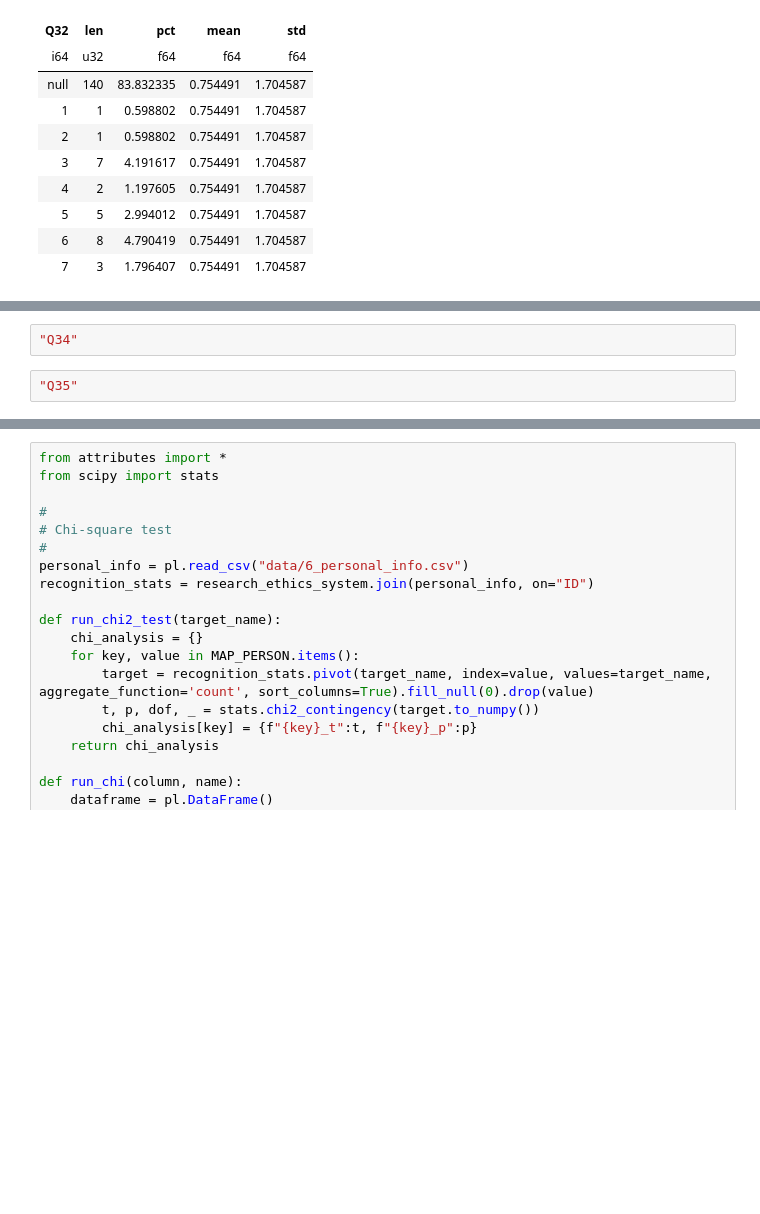
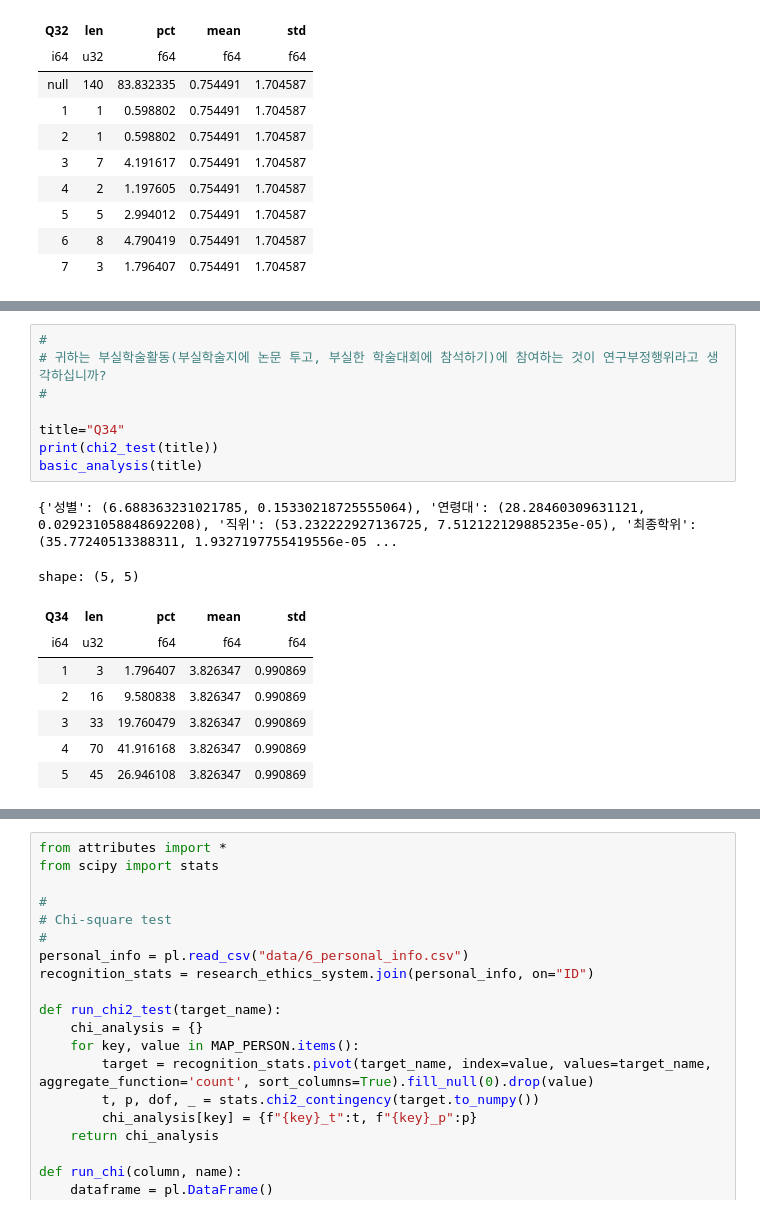
Before and after one commit to hyeonjang/KIOST, a Jupyter notebook: code/4_KIOST_research_ethics_system.ipynb, the cells around one changed output, grey strips where cells are left out. Saved outputs shown, nothing was run; the diff lists cells and outputs as text; blank space fills up the shorter version.

```diff
--- a/code/4_KIOST_research_ethics_system.ipynb
+++ b/code/4_KIOST_research_ethics_system.ipynb
@@ -507,7 +491,21 @@ shape: (8, 5)
 | 5 | 6 | 3.592814 | 1.341317 | 1.804587 |
 | 6 | 9 | 5.389222 | 1.341317 | 1.804587 |
 | 7 | 4 | 2.39521 | 1.341317 | 1.804587 |
-# %%
-"Q34"
-# %%
-"Q35"
+# %%
+#
+# 귀하는 부실학술활동(부실학술지에 논문 투고, 부실한 학술대회에 참석하기)에 참여하는 것이 연구부정행위라고 생각하십니까?
+#
+
+title="Q34"
+print(chi2_test(title))
+basic_analysis(title)
+# %% [output]
+{'성별': (6.688363231021785, 0.15330218725555064), '연령대': (28.28460309631121, 0.029231058848692208), '직위': (53.232222927136725, 7.512122129885235e-05), '최종학위': (35.77240513388311, 1.9327197755419556e-05 ...
+shape: (5, 5)
+| Q34 | len | pct | mean | std |
+| i64 | u32 | f64 | f64 | f64 |
+| 1 | 3 | 1.796407 | 3.826347 | 0.990869 |
+| 2 | 16 | 9.580838 | 3.826347 | 0.990869 |
+| 3 | 33 | 19.760479 | 3.826347 | 0.990869 |
+| 4 | 70 | 41.916168 | 3.826347 | 0.990869 |
+| 5 | 45 | 26.946108 | 3.826347 | 0.990869 |
```
Also changed, not shown: parts of 2 cells of this notebook, 1 other file.
